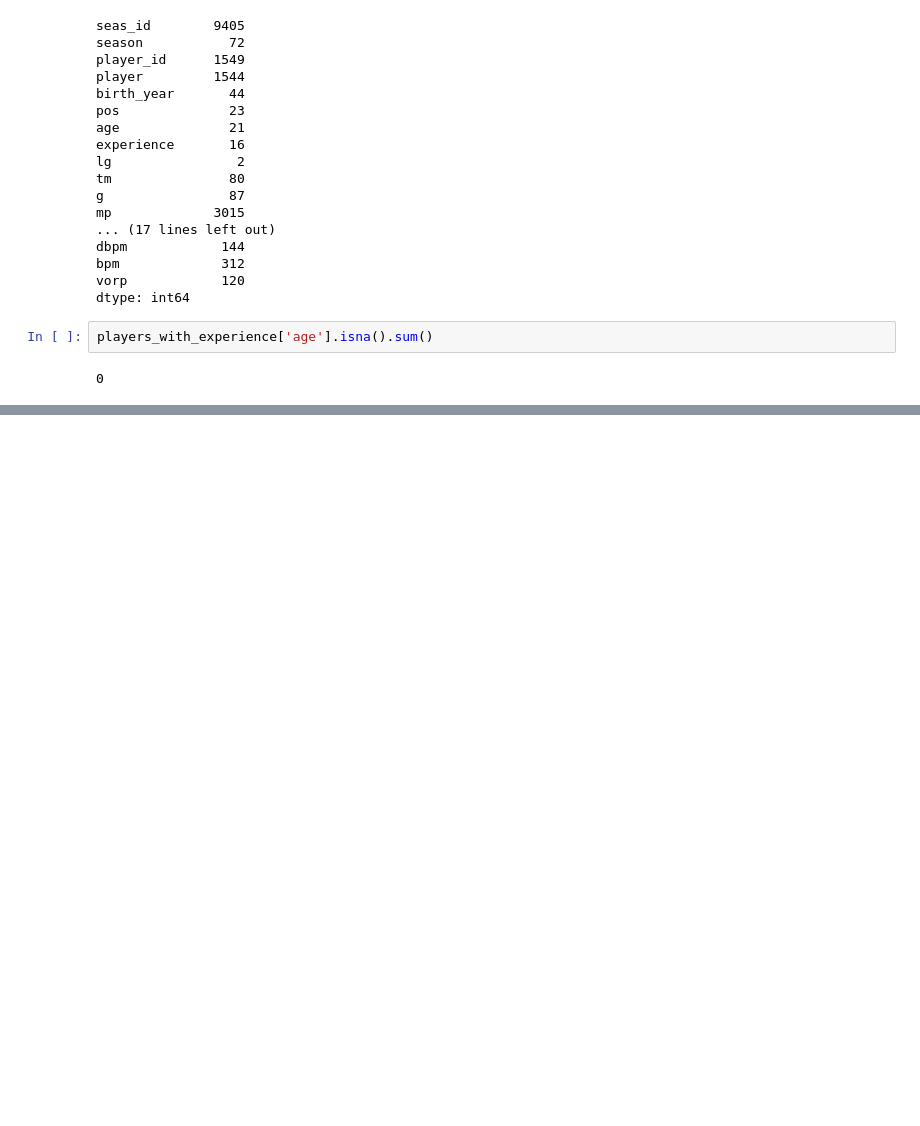
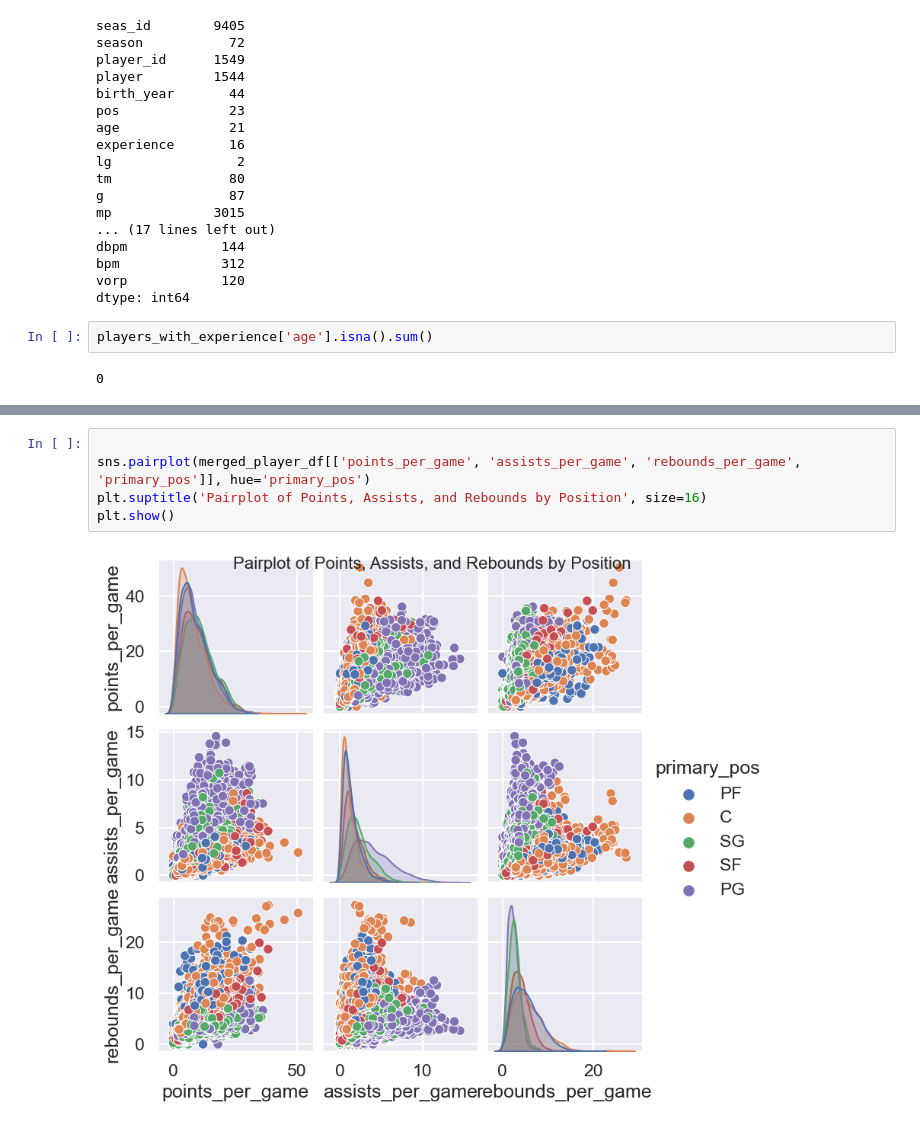
Before and after one commit to AnshMotwani/SML, a Jupyter notebook: Dataset/EDA.ipynb, the cells around one changed output, grey strips where cells are left out. Saved outputs shown, nothing was run; the diff lists cells and outputs as text; blank space fills up the shorter version.

```diff
--- a/Dataset/EDA.ipynb
+++ b/Dataset/EDA.ipynb
@@ -131,0 +482,7 @@ players_with_experience['age'].isna().sum()
+# %%
+
+sns.pairplot(merged_player_df[['points_per_game', 'assists_per_game', 'rebounds_per_game', 'primary_pos']], hue='primary_pos')
+plt.suptitle('Pairplot of Points, Assists, and Rebounds by Position', size=16)
+plt.show()
+# %% [output]
+[figure, added]
```
Also changed, not shown: parts of 54 cells of this notebook, 2 other files.
